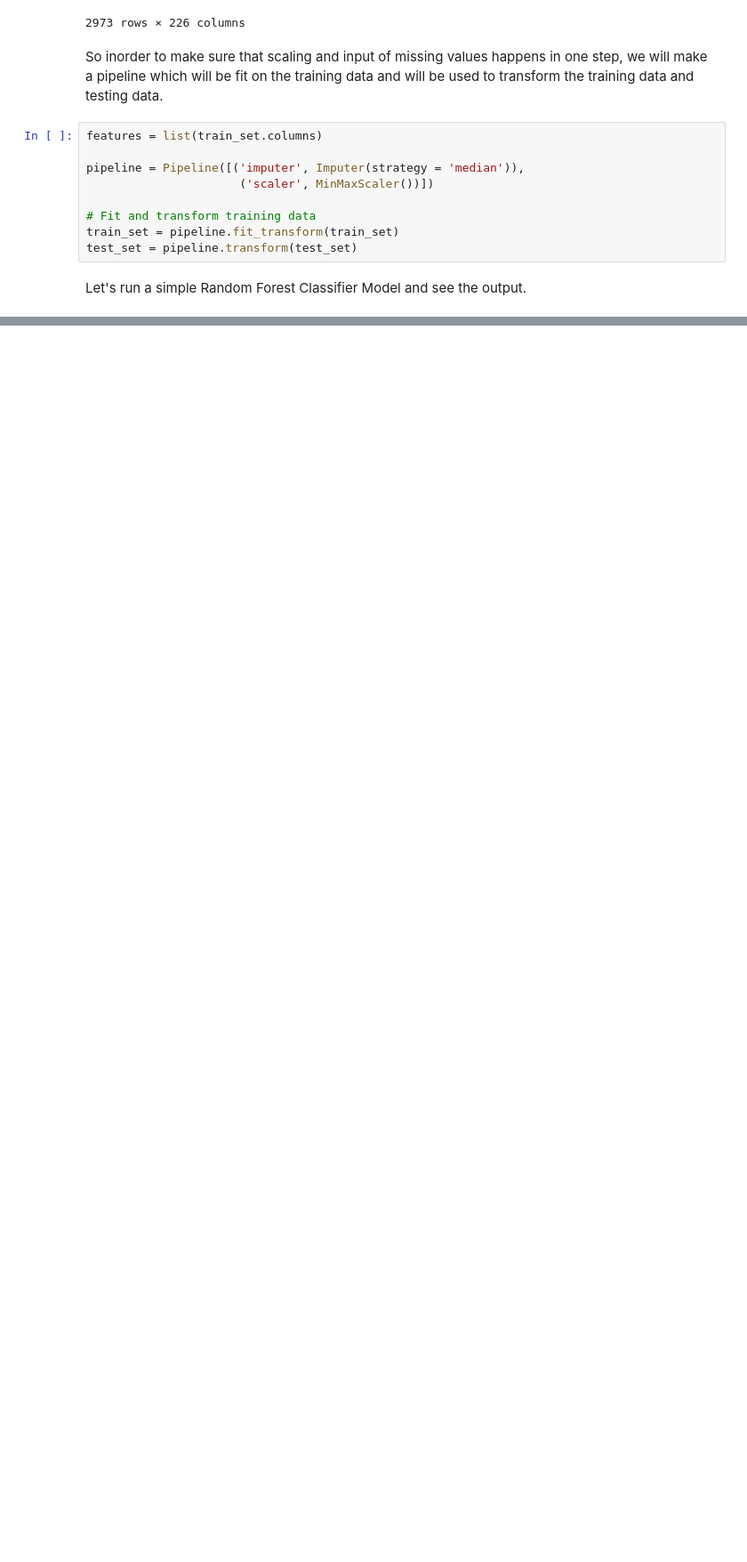
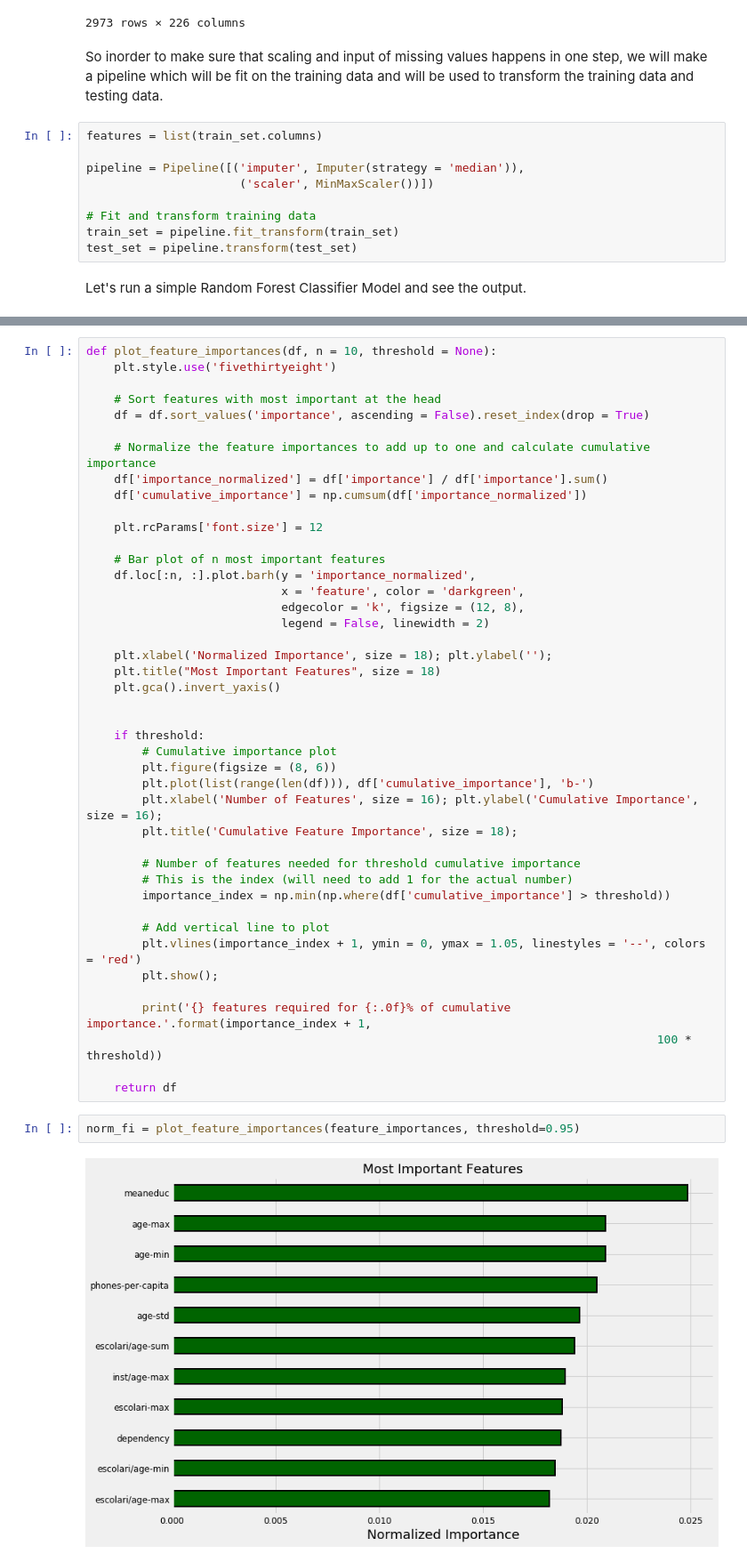
Before and after one commit to sudhamstarun/Costa-Rican-Household-Poverty-Level-Prediction, a Jupyter notebook: Machine Learning Modelling.ipynb, the cells around one changed output, grey strips where cells are left out. Shown at 89% size. Cells and saved outputs as stored; diff of their text form; blank space fills up the shorter version.

Commit message:
feature importance

```diff
--- a/Machine Learning Modelling.ipynb
+++ b/Machine Learning Modelling.ipynb
@@ -1078,0 +1100,47 @@ NameError: name 'scorer' is not defined
+# %%
+def plot_feature_importances(df, n = 10, threshold = None):
+    plt.style.use('fivethirtyeight')
+
+    # Sort features with most important at the head
+    df = df.sort_values('importance', ascending = False).reset_index(drop = True)
+
+    # Normalize the feature importances to add up to one and calculate cumulative importance
+    df['importance_normalized'] = df['importance'] / df['importance'].sum()
+    df['cumulative_importance'] = np.cumsum(df['importance_normalized'])
+
+    plt.rcParams['font.size'] = 12
+
+    # Bar plot of n most important features
+    df.loc[:n, :].plot.barh(y = 'importance_normalized',
+                            x = 'feature', color = 'darkgreen',
+                            edgecolor = 'k', figsize = (12, 8),
+                            legend = False, linewidth = 2)
+
+    plt.xlabel('Normalized Importance', size = 18); plt.ylabel('');
+    plt.title("Most Important Features", size = 18)
+    plt.gca().invert_yaxis()
+
+
+    if threshold:
+        # Cumulative importance plot
+        plt.figure(figsize = (8, 6))
+        plt.plot(list(range(len(df))), df['cumulative_importance'], 'b-')
+        plt.xlabel('Number of Features', size = 16); plt.ylabel('Cumulative Importance', size = 16);
+        plt.title('Cumulative Feature Importance', size = 18);
+
+        # Number of features needed for threshold cumulative importance
+        # This is the index (will need to add 1 for the actual number)
+        importance_index = np.min(np.where(df['cumulative_importance'] > threshold))
+
+        # Add vertical line to plot
+        plt.vlines(importance_index + 1, ymin = 0, ymax = 1.05, linestyles = '--', colors = 'red')
+        plt.show();
+
+        print('{} features required for {:.0f}% of cumulative importance.'.format(importance_index + 1,
+                                                                                  100 * threshold))
+
+    return df
+# %%
+norm_fi = plot_feature_importances(feature_importances, threshold=0.95)
+# %% [output]
+[figure, added]
```
Also changed, not shown: parts of 8 cells of this notebook.
